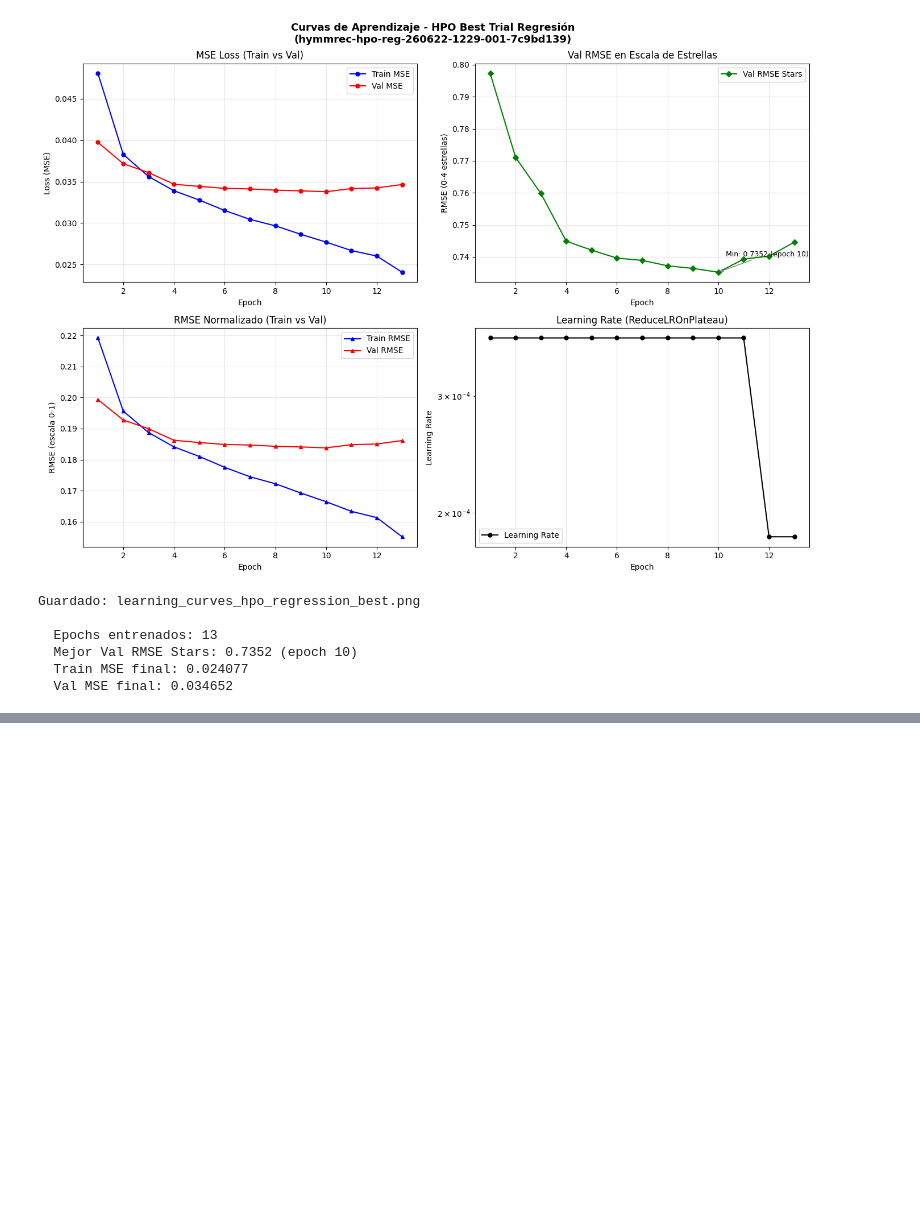
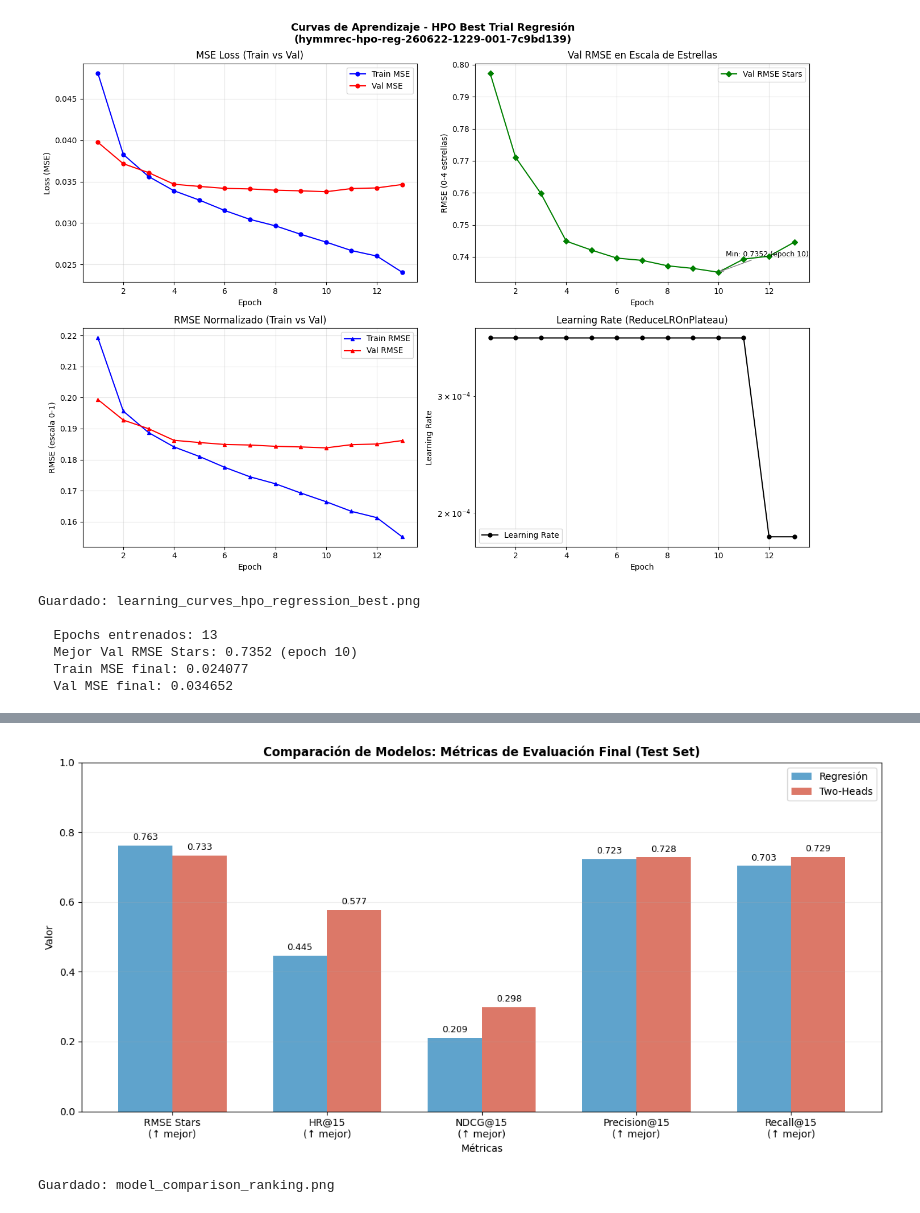
Before and after one commit to cjmunoz131/tfm-hymm-recommender-system, a Jupyter notebook: IaC/ml-arch-ci-phase2/notebooks/hymm-rec-wf.ipynb, the cells around one changed output, grey strips where cells are left out. Cells and saved outputs as stored; diff of their text form; code cells hidden in the pictures; blank space fills up the shorter version.

```diff
--- a/IaC/ml-arch-ci-phase2/notebooks/hymm-rec-wf.ipynb
+++ b/IaC/ml-arch-ci-phase2/notebooks/hymm-rec-wf.ipynb
@@ -3868,0 +3952,58 @@ Guardado: learning_curves_hpo_regression_best.png
+# %%
+# ============================================================
+# 2. COMPARACIÓN DE MÉTRICAS DE RANKING (Barras)
+# ============================================================
+
+def plot_ranking_comparison(eval_reg, eval_th, filename):
+    """Gráfico de barras comparando métricas de ranking entre modelos."""
+    metrics = ["RMSE Stars\n(↑ mejor)", "HR@15\n(↑ mejor)", "NDCG@15\n(↑ mejor)",
+               "Precision@15\n(↑ mejor)", "Recall@15\n(↑ mejor)"]
+
+    reg_values = [
+        eval_reg["summary"]["rmse_stars"],
+        eval_reg["summary"]["hit_rate_at_k"],
+        eval_reg["summary"]["ndcg_at_k"],
+        eval_reg["summary"]["precision_at_k"],
+        eval_reg["summary"]["recall_at_k"],
+    ]
+    th_values = [
+        eval_th["summary"]["rmse_stars"],
+        eval_th["summary"]["hit_rate_at_k"],
+        eval_th["summary"]["ndcg_at_k"],
+        eval_th["summary"]["precision_at_k"],
+        eval_th["summary"]["recall_at_k"],
+    ]
+
+    x = np.arange(len(metrics))
+    width = 0.35
+
+    fig, ax = plt.subplots(figsize=(12, 6))
+    bars1 = ax.bar(x - width/2, reg_values, width, label="Regresión", color="#4393c3", alpha=0.85)
+    bars2 = ax.bar(x + width/2, th_values, width, label="Two-Heads", color="#d6604d", alpha=0.85)
+
+    ax.set_xlabel("Métricas")
+    ax.set_ylabel("Valor")
+    ax.set_title("Comparación de Modelos: Métricas de Evaluación Final (Test Set)", fontweight="bold")
+    ax.set_xticks(x)
+    ax.set_xticklabels(metrics)
+    ax.legend()
+    ax.grid(True, alpha=0.2, axis="y")
+    ax.set_ylim(0, 1.0)
+
+    # Anotar valores
+    for bar in bars1:
+        ax.text(bar.get_x() + bar.get_width()/2, bar.get_height() + 0.01,
+                f"{bar.get_height():.3f}", ha="center", va="bottom", fontsize=9)
+    for bar in bars2:
+        ax.text(bar.get_x() + bar.get_width()/2, bar.get_height() + 0.01,
+                f"{bar.get_height():.3f}", ha="center", va="bottom", fontsize=9)
+
+    plt.tight_layout()
+    plt.savefig(filename, dpi=150, bbox_inches="tight")
+    plt.show()
+    print(f"Guardado: {filename}")
+
+plot_ranking_comparison(eval_reg, eval_th, "model_comparison_ranking.png")
+# %% [output]
+[figure, added]
+Guardado: model_comparison_ranking.png
```
Also changed, not shown: parts of 6 cells of this notebook, 7 other files.
